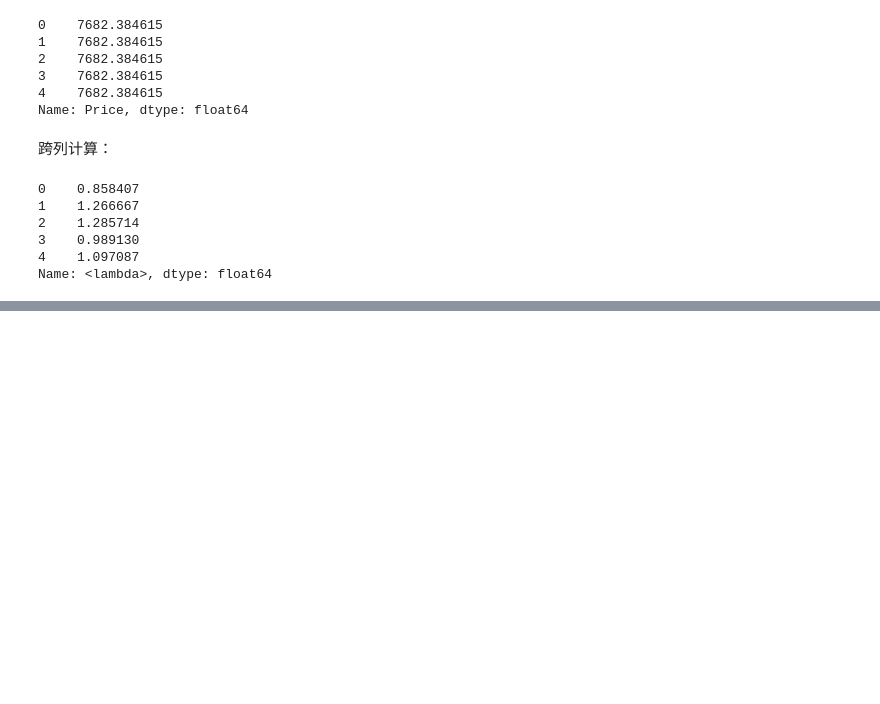
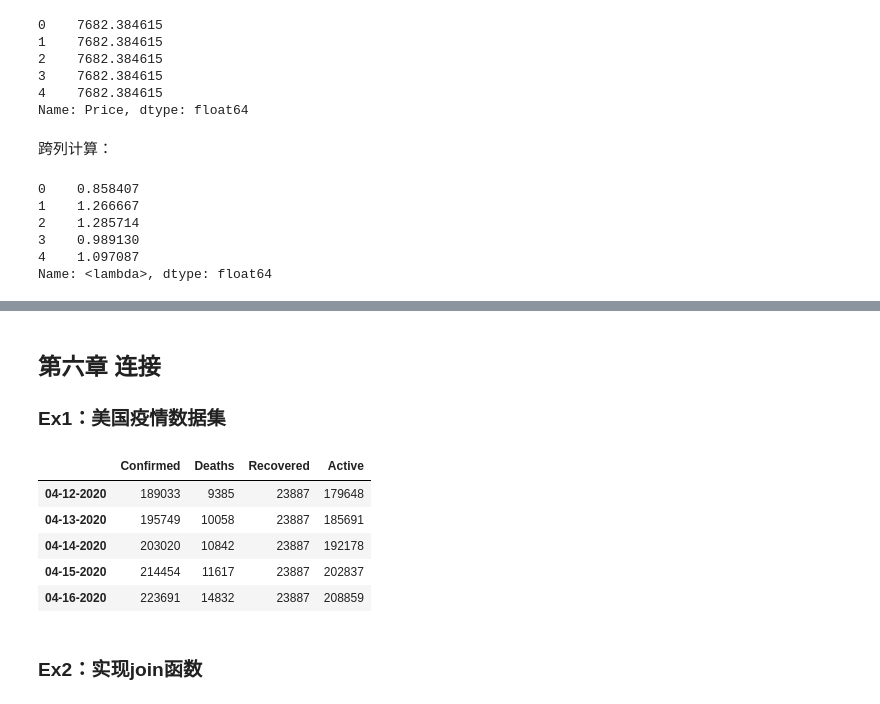
Before and after one commit to datawhalechina/joyful-pandas, a Jupyter notebook: notebook/参考答案.ipynb, the cells around one changed output, grey strips where cells are left out. Saved outputs shown, nothing was run; the diff lists cells and outputs as text; code cells hidden in the pictures; blank space fills up the shorter version.

```diff
--- a/notebook/参考答案.ipynb
+++ b/notebook/参考答案.ipynb
@@ -460,0 +523,8 @@ Name: <lambda>, dtype: float64
+# %%
+df = df.rename(columns={'Chinese':'pre_Chinese', 'Math':'pre_Math'})
+pd.wide_to_long(df,
+                stubnames=['pre'],
+                i = ['Class', 'Name'],
+                j='Subject',
+                sep='_',
+                suffix='.+').reset_index().rename(columns={'pre':'Grade'})
@@ -460,0 +537,25 @@ Name: <lambda>, dtype: float64
+# %% [markdown]
+## 第六章 连接
+### Ex1：美国疫情数据集
+# %%
+date = pd.date_range('20200412', '20201116').to_series()
+date = date.dt.month.astype('string').str.zfill(2) +'-'+ date.dt.day.astype('string').str.zfill(2) +'-'+ '2020'
+date = date.tolist()
+# %%
+L = []
+for d in date:
+    df = pd.read_csv('../data/us_report/' + d + '.csv', index_col='Province_State')
+    data = df.loc['New York', ['Confirmed','Deaths','Recovered','Active']]
+    L.append(data.to_frame().T)
+res = pd.concat(L)
+res.index = date
+res.head()
+# %% [output]
+|  | Confirmed | Deaths | Recovered | Active |
+| 04-12-2020 | 189033 | 9385 | 23887 | 179648 |
+| 04-13-2020 | 195749 | 10058 | 23887 | 185691 |
+| 04-14-2020 | 203020 | 10842 | 23887 | 192178 |
+| 04-15-2020 | 214454 | 11617 | 23887 | 202837 |
+| 04-16-2020 | 223691 | 14832 | 23887 | 208859 |
+# %% [markdown]
+### Ex2：实现join函数
```
Also changed, not shown: parts of 26 cells of this notebook, 3 other files.
